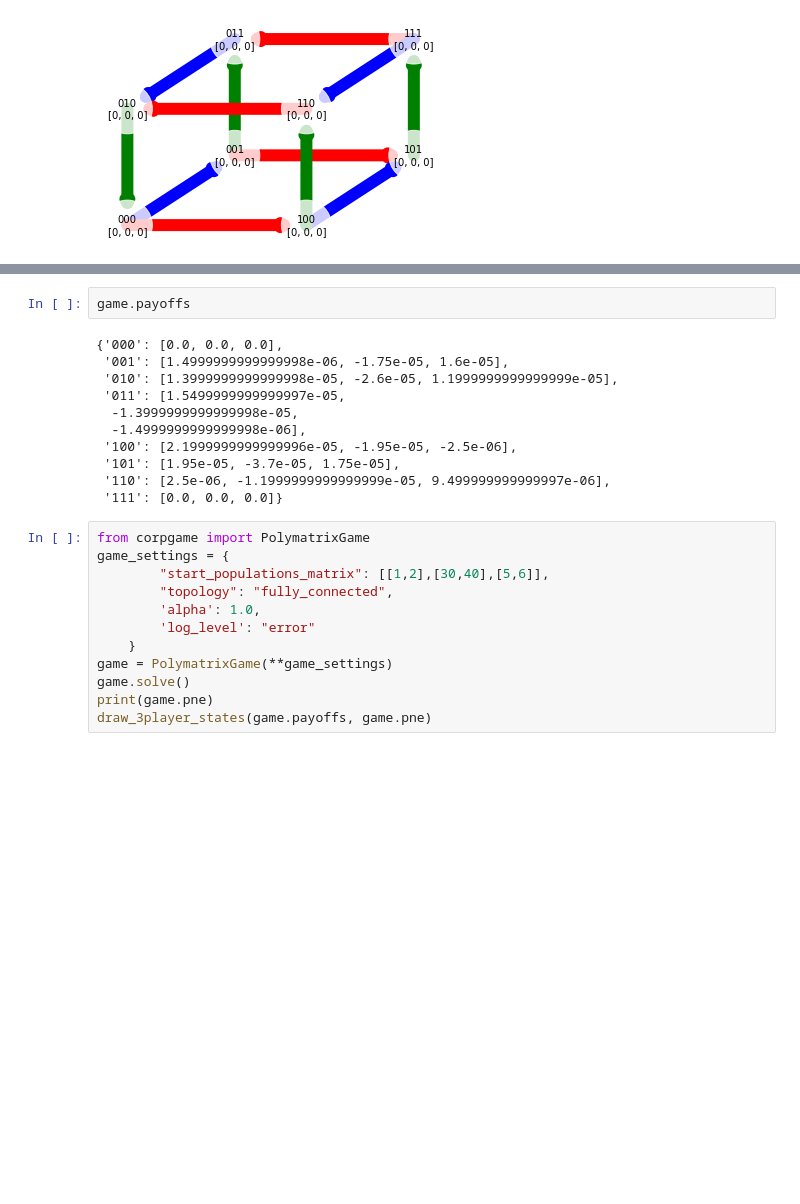
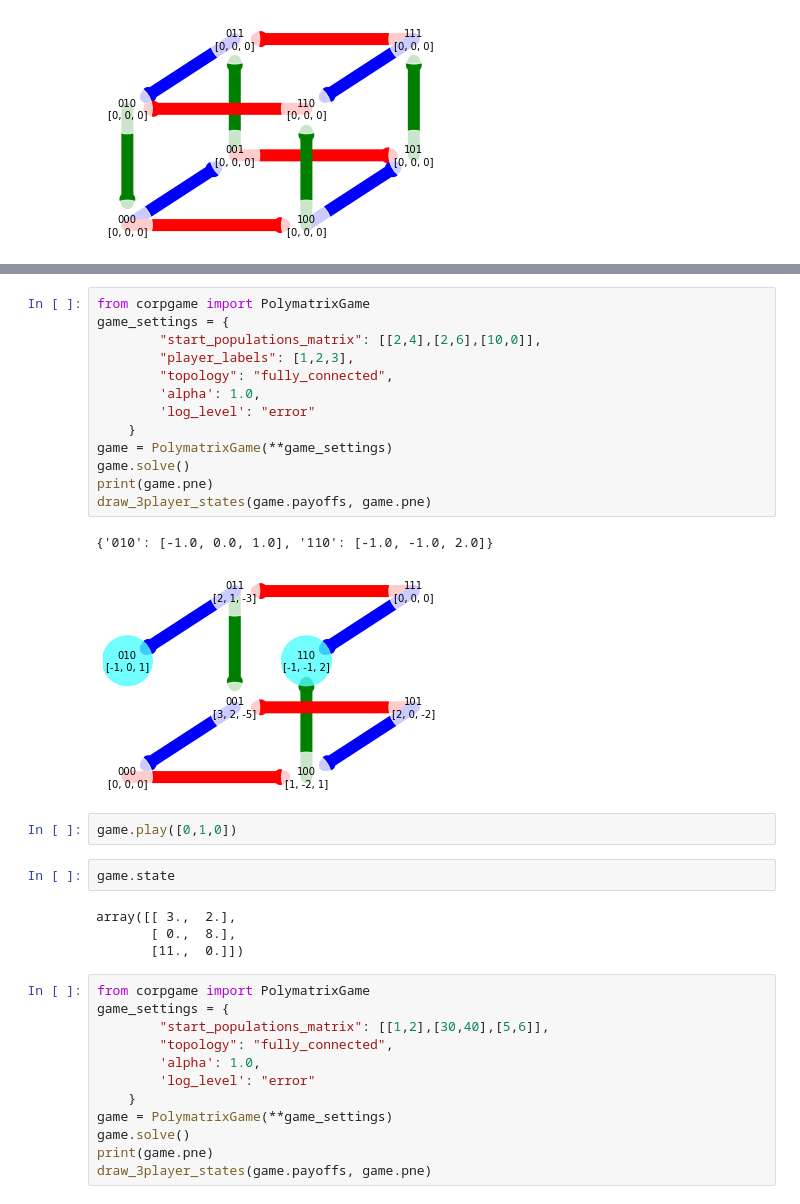
Before and after one commit to positivedefinite/corpgame, a Jupyter notebook: Drawing state-space & PNE.ipynb, the cells around one changed output, grey strips where cells are left out. Saved outputs shown, nothing was run; the diff lists cells and outputs as text; blank space fills up the shorter version.

```diff
--- a/Drawing state-space & PNE.ipynb
+++ b/Drawing state-space & PNE.ipynb
@@ -77,16 +93,27 @@ The iterable function was deprecated in Matplotlib 3.1 and will be removed in 3.
+# %%
+from corpgame import PolymatrixGame
+game_settings = {
+        "start_populations_matrix": [[2,4],[2,6],[10,0]],
+        "player_labels": [1,2,3],
+        "topology": "fully_connected",
+        'alpha': 1.0,
+        'log_level': "error"
+    }
+game = PolymatrixGame(**game_settings)
+game.solve()
+print(game.pne)
+draw_3player_states(game.payoffs, game.pne)
+# %% [output]
+{'010': [-1.0, 0.0, 1.0], '110': [-1.0, -1.0, 2.0]}
+[figure, added]
+# %%
+game.play([0,1,0])
 # %%
-game.payoffs
+game.state
 # %% [output]
-{'000': [0.0, 0.0, 0.0],
- '001': [1.4999999999999998e-06, -1.75e-05, 1.6e-05],
- '010': [1.3999999999999998e-05, -2.6e-05, 1.1999999999999999e-05],
- '011': [1.5499999999999997e-05,
-  -1.3999999999999998e-05,
-  -1.4999999999999998e-06],
- '100': [2.1999999999999996e-05, -1.95e-05, -2.5e-06],
- '101': [1.95e-05, -3.7e-05, 1.75e-05],
- '110': [2.5e-06, -1.1999999999999999e-05, 9.499999999999997e-06],
- '111': [0.0, 0.0, 0.0]}
+array([[ 3.,  2.],
+       [ 0.,  8.],
+       [11.,  0.]])
 # %%
 from corpgame import PolymatrixGame
 game_settings = {
```
Also changed, not shown: parts of 1 cell of this notebook, 39 other files.
